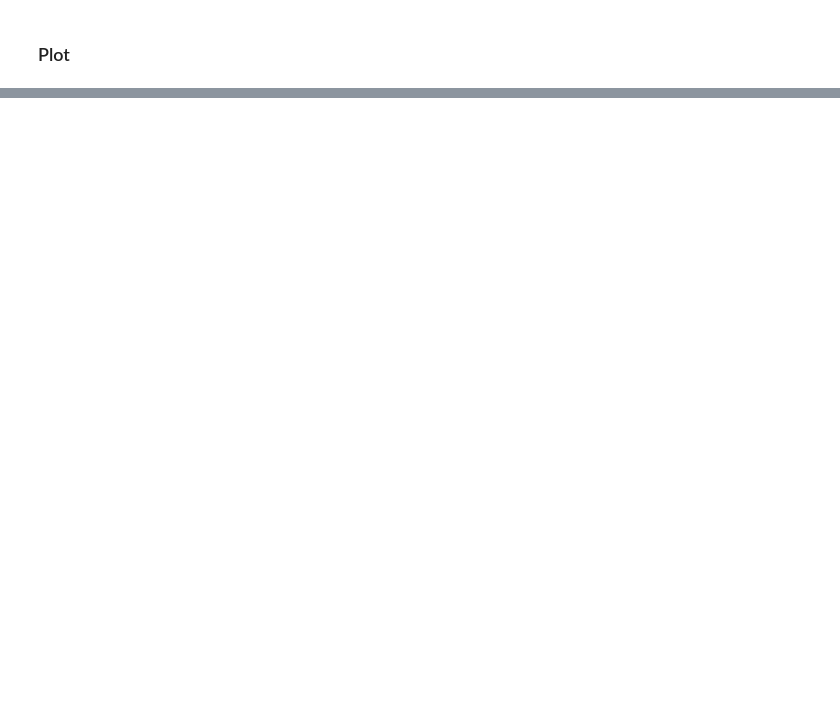
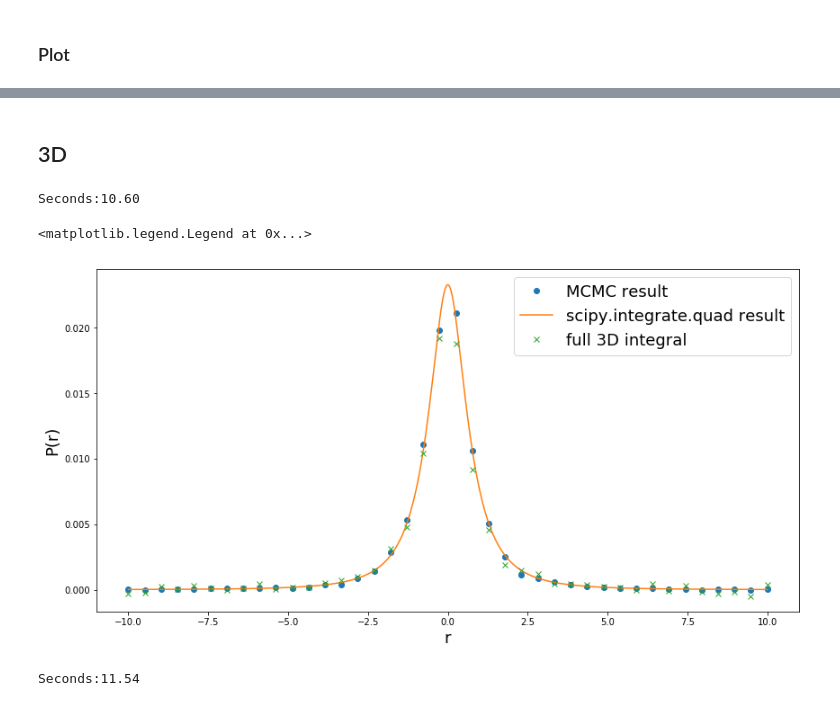
Before and after one commit to qati/HBTCoulombCorrection, a Jupyter notebook: MCMC-Levy.ipynb, the cells around one changed output, grey strips where cells are left out. Saved outputs shown, nothing was run; the diff lists cells and outputs as text; code cells hidden in the pictures; blank space fills up the shorter version.

```diff
--- a/MCMC-Levy.ipynb
+++ b/MCMC-Levy.ipynb
@@ -206,0 +207,50 @@ plt.legend(fontsize=18)
+# %% [markdown]
+## 3D
+# %%
+def p_3d(q, alpha, R):
+    return np.exp(-np.power(np.linalg.norm(q)*R, alpha))
+
+def f_3d(q, r):
+    return np.exp(1j*np.dot(q,r))
+# %%
+def mcmc_3d(num_samples, f, pi, fpars,pipars, proposal_sigma = [1.0, 1.0, 1.0]):
+    xi = np.random.uniform(-1,1,3)
+    s  = f(xi, *fpars)-f(xi, *fpars)
+    for i in range(num_samples):
+        xg = np.random.normal(xi, proposal_sigma)
+        if np.random.uniform()<pi(xg, *pipars)/pi(xi, *pipars):
+            xi = xg
+        s += f(xi, *fpars)
+    return s/float(num_samples)
+# %%
+# the 3D levy MCMC changed f and norm factor
+def Levy3D_MCMC(r, alpha, R, num_samples):
+    C = 4*np.pi*integrate.quad(p, 0, np.inf, args=(alpha, R))[0]
+    return C*mcmc_3d(num_samples, f_3d, p_3d, (r,), (alpha, R))/(2*np.pi)**3
+# %%
+start = time.time()
+x_3d = np.linspace(-10,10,40)
+y_3d = [Levy3D_MCMC(np.array([0,0,q]), 0.7, 3, 10000) for q in x]
+rt  = time.time()-start
+print("Seconds:%.2f"%rt)
+# %% [output]
+Seconds:10.60
+# %%
+plt.figure(0,(14,7))
+plt.xlabel("r", fontsize=18)
+plt.ylabel("P(r)", fontsize=18)
+plt.plot(x,np.real(np.array(y)), 'o', label="MCMC result")
+plt.plot(x1,y1, label="scipy.integrate.quad result")
+plt.plot(x_3d,np.array(y_3d),'x', label="full 3D integral")
+plt.legend(fontsize=18)
+# %% [output]
+<matplotlib.legend.Legend at 0x...>
+[figure, added]
+# %%
+start = time.time()
+x_3d_2 = np.linspace(-10,10,40)
+y_3d_2 = [Levy3D_MCMC(np.array([0,q,0]), 0.7, 3, 10000) for q in x]
+rt  = time.time()-start
+print("Seconds:%.2f"%rt)
+# %% [output]
+Seconds:11.54
```
Also changed, not shown: parts of 12 cells of this notebook, 4 other files.
